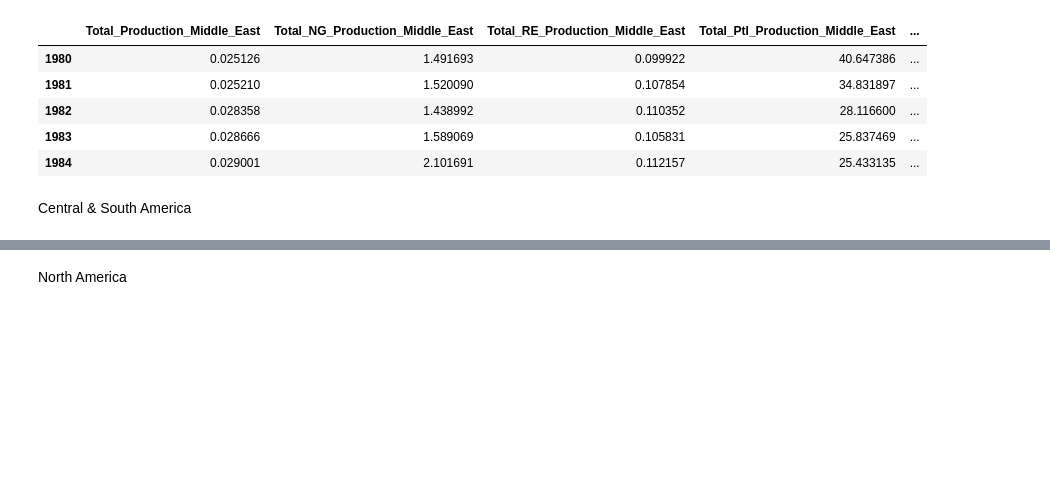
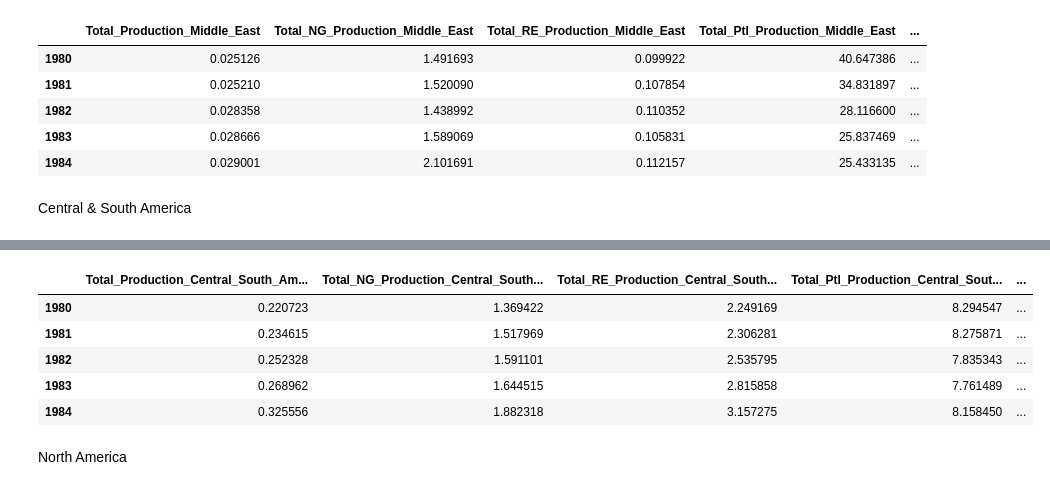
Before and after one commit to lurza/World-Energy-Analysis-main, a Jupyter notebook: Energy_Con_Prod.ipynb, the cells around one changed output, grey strips where cells are left out. Cells and saved outputs as stored; diff of their text form; code cells hidden in the pictures; blank space fills up the shorter version.

```diff
--- a/Energy_Con_Prod.ipynb
+++ b/Energy_Con_Prod.ipynb
@@ -1604,6 +1591,3 @@ prod_coal_csa_sum.head()
 | 1982 | 0.252328 |
 | 1983 | 0.268962 |
 | 1984 | 0.325556 |
-# %%
-prod_coal_csa_sum['Change in Coal Production'] = prod_coal_csa_sum['Total_Production_Central_South_America'].pct_change()*100
-prod_coal_csa_sum.head()
@@ -3190,6 +3037,3 @@ prod_re_csa_sum.head()
 | 1982 | 2.535795 |
 | 1983 | 2.815858 |
 | 1984 | 3.157275 |
-# %%
-prod_re_csa_sum['Change_RE_Production_Central_South_America'] = prod_re_csa_sum['Total_RE_Production_Central_South_America'].pct_change()*100
-prod_re_csa_sum.head()
@@ -4548,0 +4416,8 @@ prod_coal_csa_sum.head()
+# %%
+energy_prod_mix_csa = pd.DataFrame()
+energy_prod_mix_csa = energy_prod_mix_csa.append(prod_coal_csa_sum['Total_Production_Central_South_America'])
+energy_prod_mix_csa = energy_prod_mix_csa.append(prod_ng_csa_sum['Total_NG_Production_Central_South_America'])
+energy_prod_mix_csa = energy_prod_mix_csa.append(prod_re_csa_sum['Total_RE_Production_Central_South_America'])
+energy_prod_mix_csa = energy_prod_mix_csa.append(prod_ptl_csa_sum['Total_Ptl_Production_Central_South_America'])
+energy_prod_mix_csa = energy_prod_mix_csa.transpose()
+energy_prod_mix_csa.head()
@@ -4548,0 +4431,15 @@ prod_coal_csa_sum.head()
+# %%
+energy_prod_mix_csa['Total_Energy_Consumption'] = energy_prod_mix_csa.sum(axis=1)
+energy_prod_mix_csa['Coal_Portion'] = energy_prod_mix_csa['Total_Production_Central_South_America']/energy_prod_mix_csa['Total_Energy_Consumption']*100
+energy_prod_mix_csa['NG_Portion'] = energy_prod_mix_csa['Total_NG_Production_Central_South_America']/energy_prod_mix_csa['Total_Energy_Consumption']*100
+energy_prod_mix_csa['RE_Portion'] = energy_prod_mix_csa['Total_RE_Production_Central_South_America']/energy_prod_mix_csa['Total_Energy_Consumption']*100
+energy_prod_mix_csa['PTL_Portion'] = energy_prod_mix_csa['Total_Ptl_Production_Central_South_America']/energy_prod_mix_csa['Total_Energy_Consumption']*100
+
+energy_prod_mix_csa.head()
+# %% [output]
+|  | Total_Production_Central_South_Am... | Total_NG_Production_Central_South... | Total_RE_Production_Central_South... | Total_Ptl_Production_Central_Sout... | ... |
+| 1980 | 0.220723 | 1.369422 | 2.249169 | 8.294547 | ... |
+| 1981 | 0.234615 | 1.517969 | 2.306281 | 8.275871 | ... |
+| 1982 | 0.252328 | 1.591101 | 2.535795 | 7.835343 | ... |
+| 1983 | 0.268962 | 1.644515 | 2.815858 | 7.761489 | ... |
+| 1984 | 0.325556 | 1.882318 | 3.157275 | 8.158450 | ... |
```
Also changed, not shown: parts of 37 cells of this notebook.
